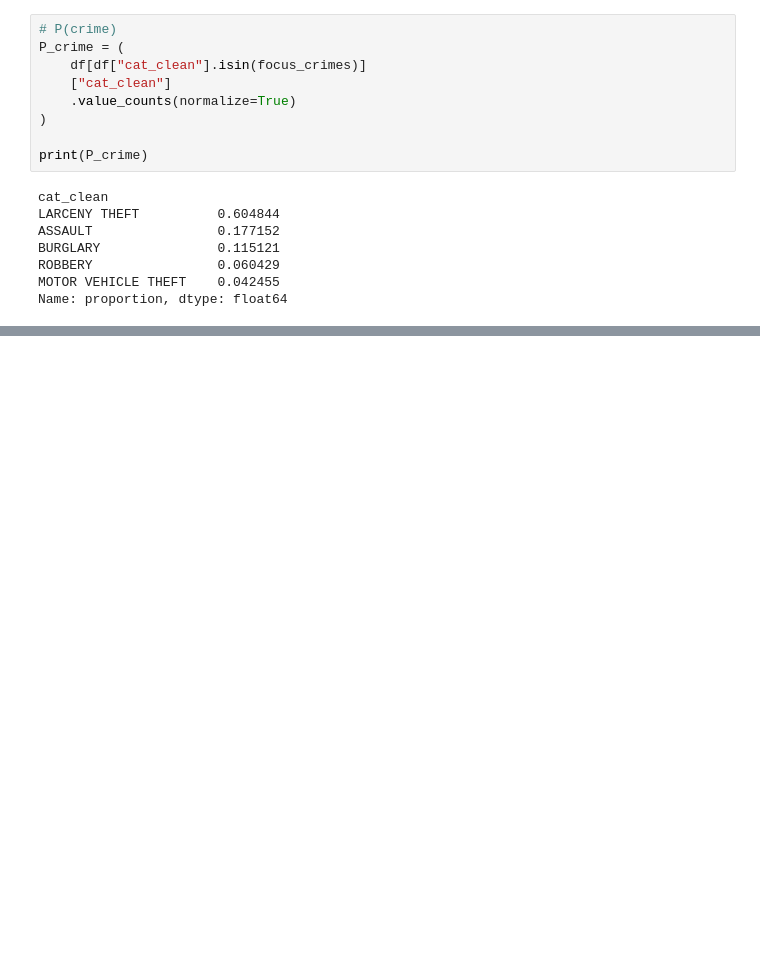
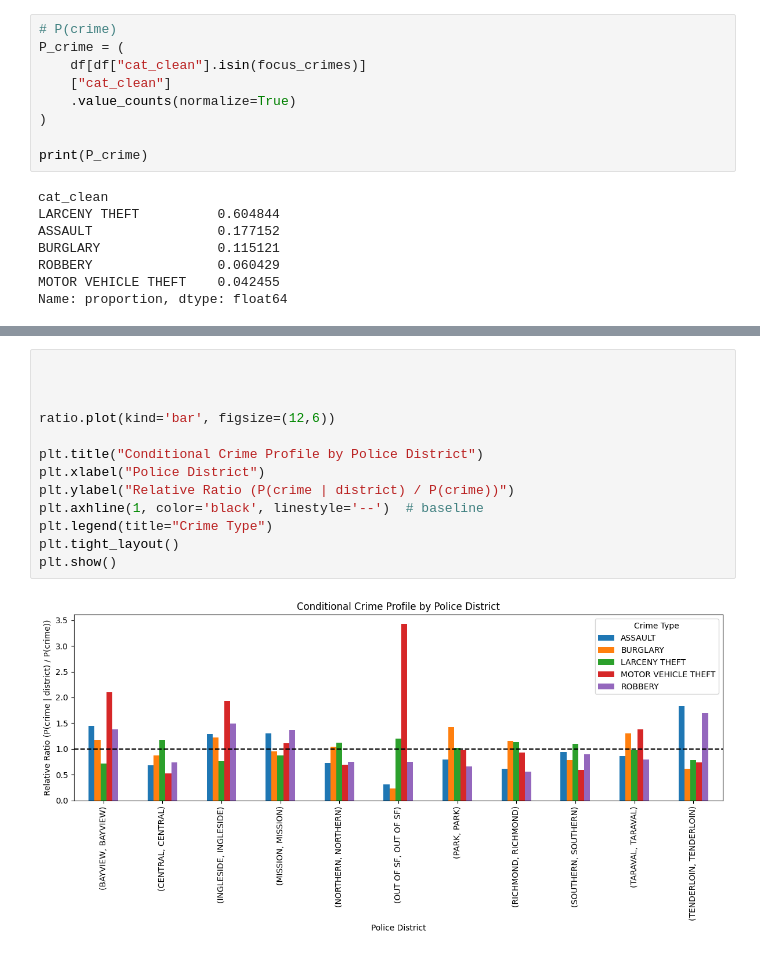
Before and after one commit to suhani-pandey/Assignment1_SocialDataAnalysis, a Jupyter notebook: excerise.ipynb, the cells around one changed output, grey strips where cells are left out. Cells and saved outputs as stored; diff of their text form; blank space fills up the shorter version.

```diff
--- a/excerise.ipynb
+++ b/excerise.ipynb
@@ -124,0 +143,15 @@ plt.show()
+# %%
+
+
+
+ratio.plot(kind='bar', figsize=(12,6))
+
+plt.title("Conditional Crime Profile by Police District")
+plt.xlabel("Police District")
+plt.ylabel("Relative Ratio (P(crime | district) / P(crime))")
+plt.axhline(1, color='black', linestyle='--')  # baseline
+plt.legend(title="Crime Type")
+plt.tight_layout()
+plt.show()
+# %% [output]
+[figure, added]
```
Also changed, not shown: parts of 6 cells of this notebook.
